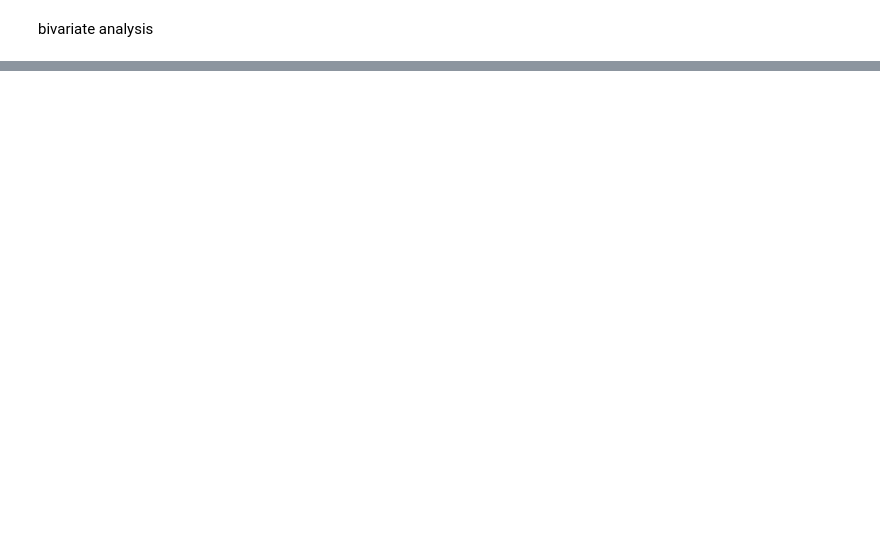
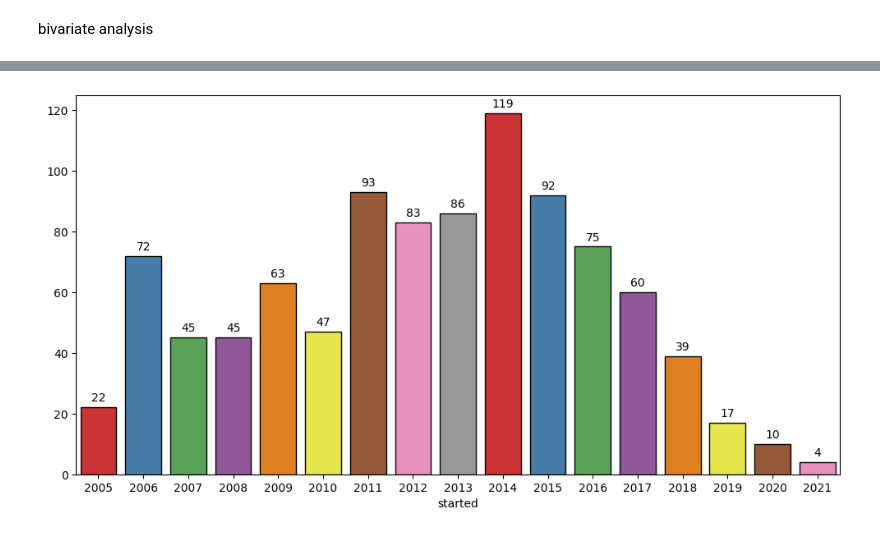
Before and after one commit to Ganesh20000/Machine-Learning, a Jupyter notebook: DAY-1/yt.ipynb, the cells around one changed output, grey strips where cells are left out. Drawn from its saved outputs; the diff is of its cells as text; code cells hidden in the pictures; blank space fills up the shorter version.

```diff
--- a/DAY-1/yt.ipynb
+++ b/DAY-1/yt.ipynb
@@ -208,0 +243,10 @@ bivariate analysis
+# %%
+plt.figure(figsize=(12,6))
+c =df['started'].value_counts()
+ax =sns.barplot(x=c.index,y=c.values,palette='Set1',edgecolor='black')
+
+
+for container in ax.containers:
+    ax.bar_label(container,fmt='%.0f',label_type='edge',padding=3)
+# %% [output]
+[figure, added]
```
Also changed, not shown: parts of 20 cells of this notebook, 3 other files.
